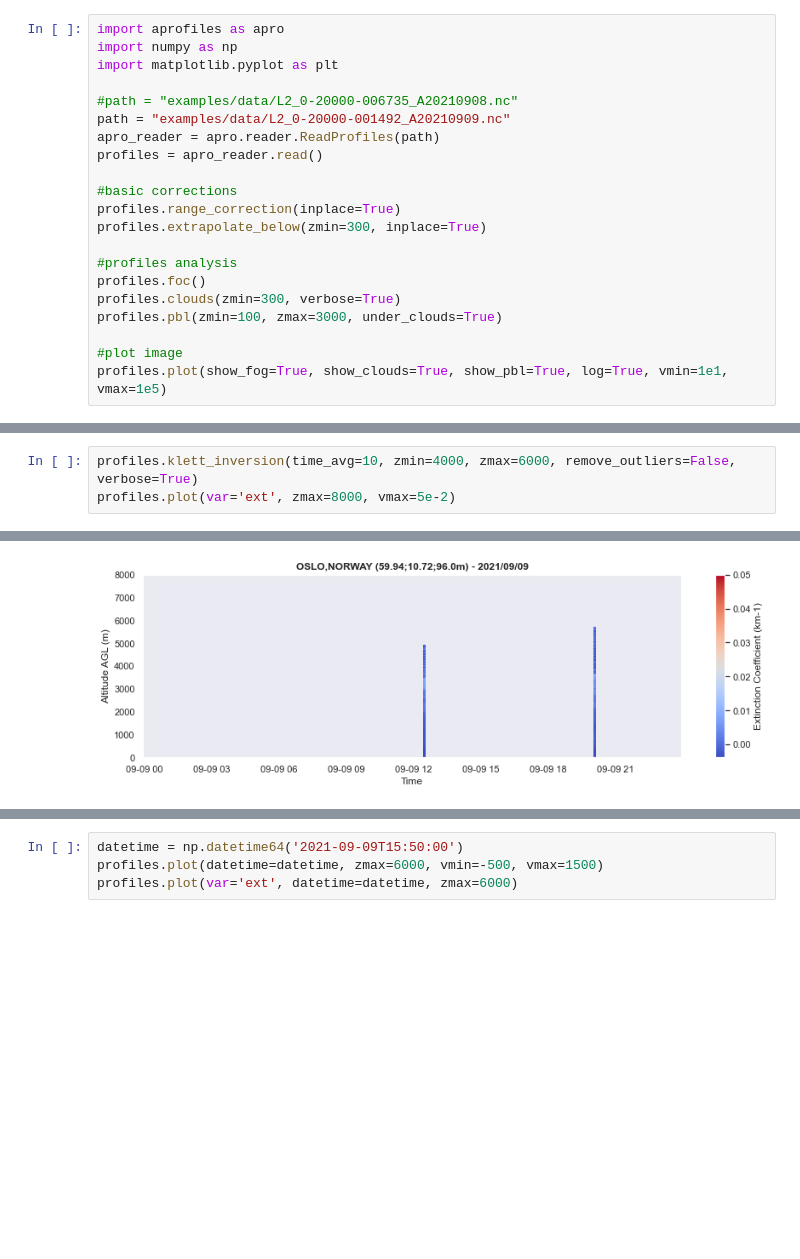
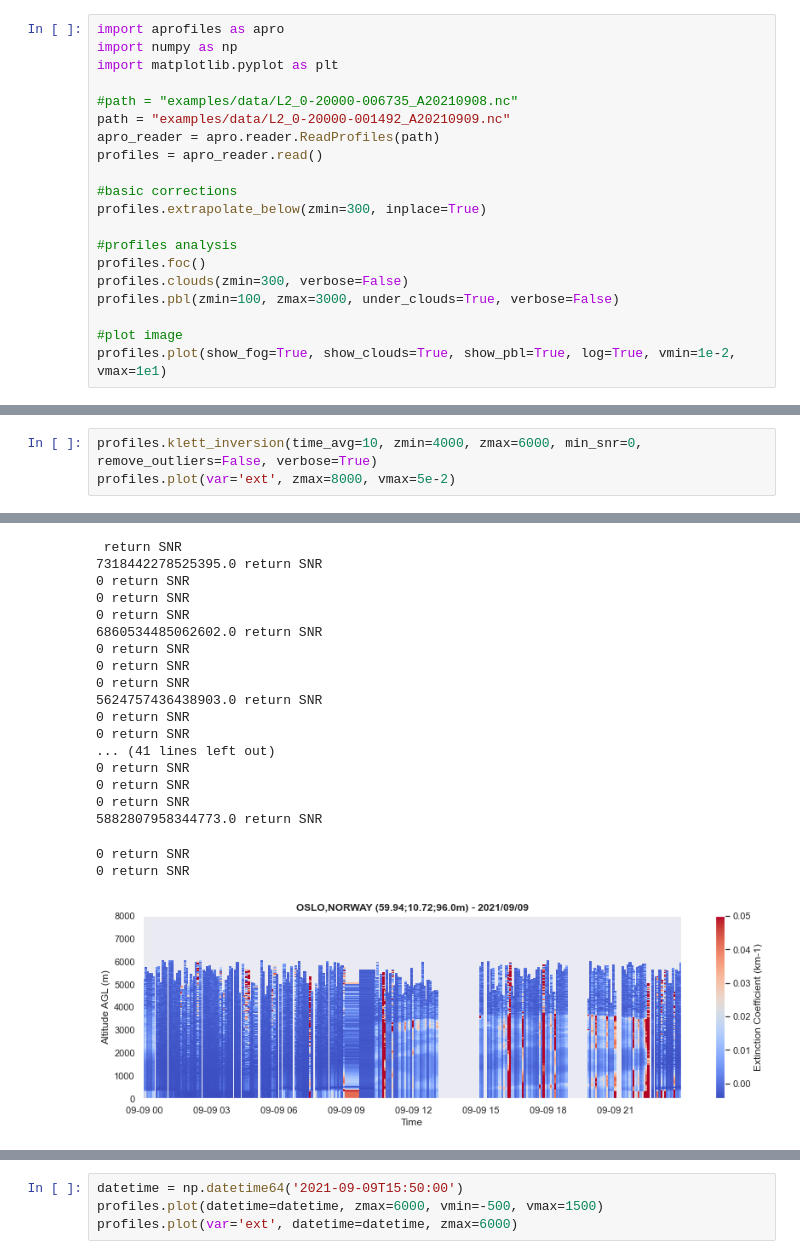
Before and after one commit to AugustinMortier/a-profiles, a Jupyter notebook: dev.ipynb, the cells around one changed output, grey strips where cells are left out. Drawn from its saved outputs; the diff is of its cells as text; blank space fills up the shorter version.

Commit message:
range correction is already applied in CHM15k files

```diff
--- a/dev.ipynb
+++ b/dev.ipynb
@@ -9,14 +9,13 @@ apro_reader = apro.reader.ReadProfiles(path)
 profiles = apro_reader.read()
 
 #basic corrections
-profiles.range_correction(inplace=True)
 profiles.extrapolate_below(zmin=300, inplace=True)
 
 #profiles analysis
 profiles.foc()
-profiles.clouds(zmin=300, verbose=True)
-profiles.pbl(zmin=100, zmax=3000, under_clouds=True)
+profiles.clouds(zmin=300, verbose=False)
+profiles.pbl(zmin=100, zmax=3000, under_clouds=True, verbose=False)
 
 #plot image
-profiles.plot(show_fog=True, show_clouds=True, show_pbl=True, log=True, vmin=1e1, vmax=1e5)
+profiles.plot(show_fog=True, show_clouds=True, show_pbl=True, log=True, vmin=1e-2, vmax=1e1)
 # %% [output]
@@ -25,5 +43,5 @@ clouds
 # %%
-profiles.klett_inversion(time_avg=10, zmin=4000, zmax=6000, remove_outliers=False, verbose=True)
+profiles.klett_inversion(time_avg=10, zmin=4000, zmax=6000, min_snr=0, remove_outliers=False, verbose=True)
 profiles.plot(var='ext', zmax=8000, vmax=5e-2)
 # %% [output]
 klett
@@ -30,4 +98,23 @@ klett
+ return SNR
+7318442278525395.0 return SNR
+0 return SNR
+0 return SNR
+0 return SNR
+6860534485062602.0 return SNR
+0 return SNR
+0 return SNR
+0 return SNR
+5624757436438903.0 return SNR
+0 return SNR
+0 return SNR
+... (41 lines left out)
+0 return SNR
+0 return SNR
+0 return SNR
+5882807958344773.0 return SNR
+0 return SNR
+0 return SNR
-[figure, old version]
+[figure, new version]
 # %%
 profiles.plot(var='aod')
 # %% [output]
```
Also changed, not shown: parts of 7 cells of this notebook, 15 other files.
